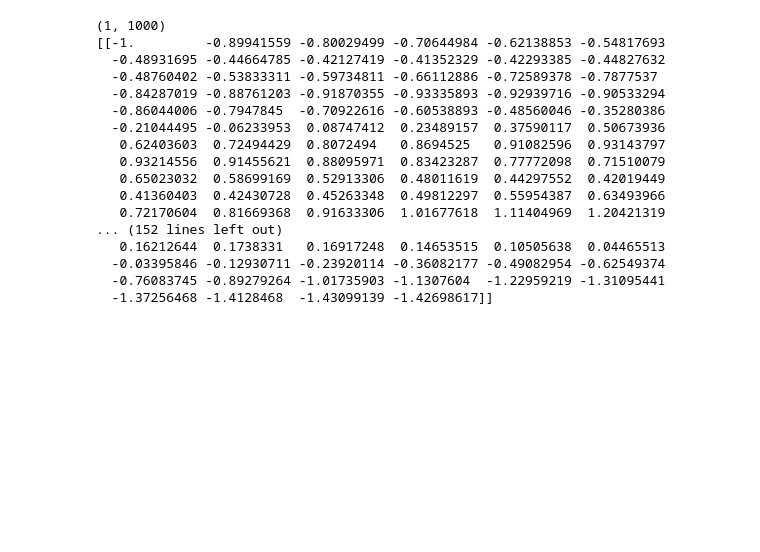
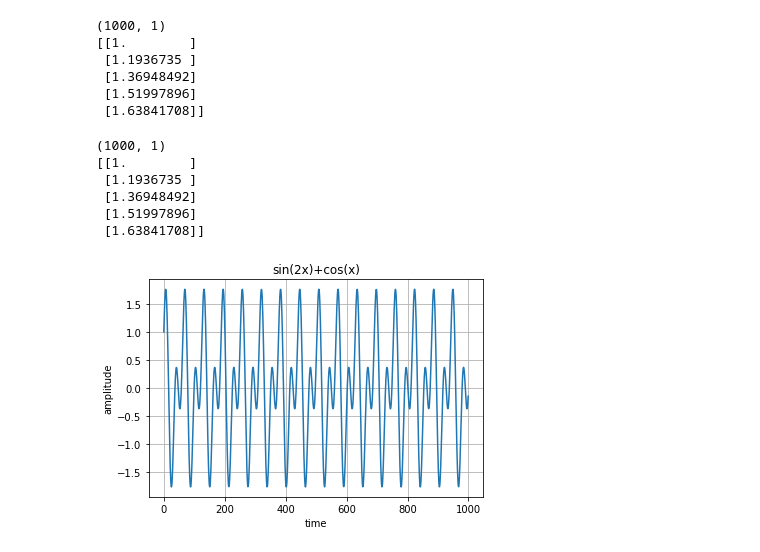
Before and after one commit to Tom-Jung/ML_Colab, a Jupyter notebook: Untitled.ipynb, the cells around one changed output. Drawn from its saved outputs; the diff is of its cells as text; code cells hidden in the pictures; blank space fills up the shorter version.

```diff
--- a/Untitled.ipynb
+++ b/Untitled.ipynb
@@ -5,30 +5,41 @@ import matplotlib.pyplot as pltf
 from tensorflow.keras.layers import SimpleRNN, Dense
 from tensorflow.keras import Sequential
 # %%
-x = np.arange(0,100,0.1)
-y = 0.5*np.sin(2*x) - np.cos(x/2.0)
+# data 생성
+
+x = np.arange(0, 100, 0.1)
+y = np.sin(2*x) + np.cos(x)
+
+seq_data = y.reshape(-1,1)
+
+print(seq_data.shape)
+print(seq_data[:5])
+# %% [output]
+(1000, 1)
+[[1.        ]
+ [1.1936735 ]
+ [1.36948492]
+ [1.51997896]
+ [1.63841708]]
 # %%
-seq_data=y.reshape(1,-1)
-# print(y)
-# print(seq_data[:5])
-
-print(seq_data.shape)
-print(seq_data[:5])
+seq_data=y.reshape(-1,1)
-# %% [output]
-(1, 1000)
-[[-1.         -0.89941559 -0.80029499 -0.70644984 -0.62138853 -0.54817693
-  -0.48931695 -0.44664785 -0.42127419 -0.41352329 -0.42293385 -0.44827632
-  -0.48760402 -0.53833311 -0.59734811 -0.66112886 -0.72589378 -0.7877537
-  -0.84287019 -0.88761203 -0.91870355 -0.93335893 -0.92939716 -0.90533294
-  -0.86044006 -0.7947845  -0.70922616 -0.60538893 -0.48560046 -0.35280386
-  -0.21044495 -0.06233953  0.08747412  0.23489157  0.37590117  0.50673936
-   0.62403603  0.72494429  0.8072494   0.8694525   0.91082596  0.93143797
-   0.93214556  0.91455621  0.88095971  0.83423287  0.77772098  0.71510079
-   0.65023032  0.58699169  0.52913306  0.48011619  0.44297552  0.42019449
-   0.41360403  0.42430728  0.45263348  0.49812297  0.55954387  0.63493966
-   0.72170604  0.81669368  0.91633306  1.01677618  1.11404969  1.20421319
-... (152 lines left out)
-   0.16212644  0.1738331   0.16917248  0.14653515  0.10505638  0.04465513
-  -0.03395846 -0.12930711 -0.23920114 -0.36082177 -0.49082954 -0.62549374
-  -0.76083745 -0.89279264 -1.01735903 -1.1307604  -1.22959219 -1.31095441
-  -1.37256468 -1.4128468  -1.43099139 -1.42698617]]
+# %%
+print(seq_data.shape)
+print(seq_data[:5])
+# %% [output]
+(1000, 1)
+[[1.        ]
+ [1.1936735 ]
+ [1.36948492]
+ [1.51997896]
+ [1.63841708]]
+# %%
+plt.grid()
+plt.title('sin(2x)+cos(x)')
+plt.xlabel('time')
+plt.ylabel('amplitude')
+plt.plot(seq_data)
+
+plt.show()
+# %% [output]
+[figure, added]
```
Also changed, not shown: parts of 1 cell of this notebook.
